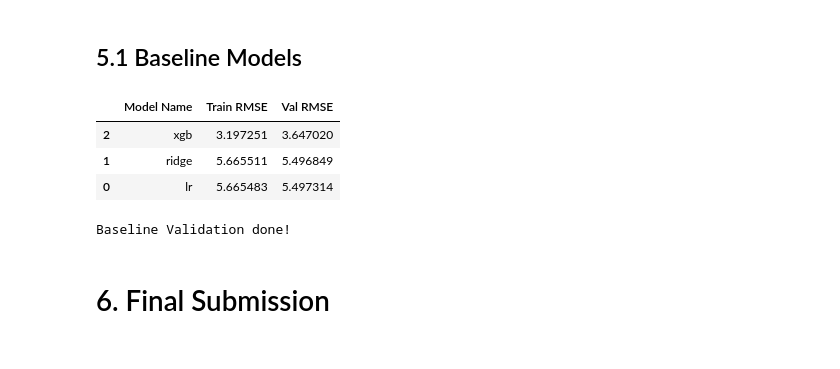
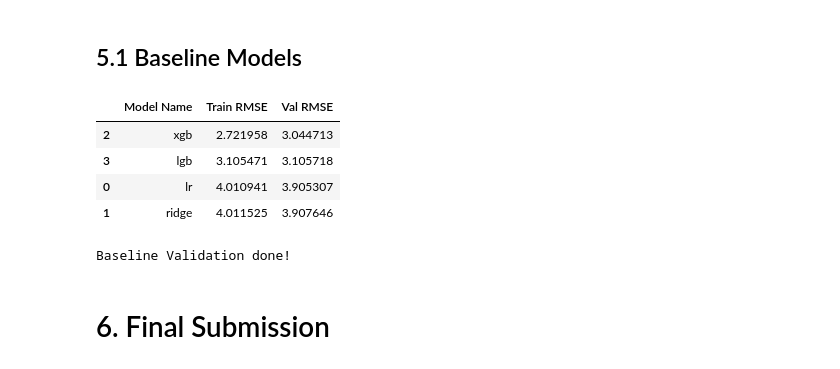
Before and after one commit to niveditha-vudayagiri/ny-taxifare-prediction, a Jupyter notebook: ny-taxi-pred-eda-submission.ipynb, the cells around one changed output. Saved outputs shown, nothing was run; the diff lists cells and outputs as text; code cells hidden in the pictures.

```diff
--- a/ny-taxi-pred-eda-submission.ipynb
+++ b/ny-taxi-pred-eda-submission.ipynb
@@ -163,0 +244,11 @@ plot_grid(train,fig_size=(20,30), grid_size=(12,3), plot_type='boxplot')
+# %%
+#Let's get the min max of the coordinates from the test set
+
+min_longitude = min(test.pickup_longitude.min(), test.dropoff_longitude.min())
+max_longitude = max(test.pickup_longitude.max(), test.dropoff_longitude.max())
+
+min_latitude = min(test.pickup_latitude.min(), test.dropoff_latitude.min())
+max_latitude = max(test.pickup_latitude.max(), test.dropoff_latitude.max())
+
+print(f"The min,max longitude of NY according to Test Data is: ({min_longitude},{max_longitude})")
+print(f"The min,max latitude of NY according to Test Data is: ({min_latitude},{max_latitude})")
@@ -194,9 +288,7 @@ passenger_count: 3566
 # %%
 # We can drop the above
 
-train.drop(train[(train.pickup_longitude < -80) | (train.pickup_longitude > -50)].index, axis=0, inplace=True)
-train.drop(train[(train.pickup_latitude < 30) | (train.pickup_latitude > 50)].index, axis=0, inplace=True)
-train.drop(train[(train.dropoff_longitude < -80) | (train.dropoff_longitude > -50)].index, axis=0, inplace=True)
-train.drop(train[(train.dropoff_latitude < 30) | (train.dropoff_latitude > 50)].index, axis=0, inplace=True)
-train.drop(train[(train.fare_amount <= 0) | (train.fare_amount > 500)].index, axis=0, inplace=True)
-train.drop(train[(train.passenger_count < 1) | (train.passenger_count > 6)].index, axis=0, inplace=True)
+train.drop(train[(train.pickup_longitude < min_longitude) | (train.pickup_longitude > max_longitude)].index, axis=0, inplace=True)
+train.drop(train[(train.pickup_latitude < min_latitude) | (train.pickup_latitude > max_latitude)].index, axis=0, inplace=True)
+train.drop(train[(train.dropoff_longitude < min_longitude) | (train.dropoff_longitude > max_longitude)].index, axis=0, inplace=True)
+train.drop(train[(train.dropoff_latitude < min_latitude) | (train.dropoff_latitude > max_latitude)].index, axis=0, inplace=True)
@@ -245,6 +368,7 @@ def haversine_np(lon1, lat1, lon2, lat2):
 
     c = 2 * np.arcsin(np.sqrt(a))
     km = 6367 * c
-    return km
+    miles = 0.621371 * km
+    return miles
 
 train['trip_distance'] = haversine_np(train['pickup_longitude'], train['pickup_latitude'], train['dropoff_longitude'], train['dropoff_latitude'])
@@ -421,0 +539,11 @@ seasonal_plot(train, y="fare_amount", period="month", freq="year", ax=axs[1,1])
+# %%
+train.drop(train[(train.abs_diff_longitude> 2)
+                 | (train.abs_diff_latitude > 1.5)
+                 | (train.trip_distance > 500)
+                 | (train.trip_distance < 0.05) # Trips start and end at same location
+                 | (train.jfk_drop_distance >600)
+                 | (train.lga_drop_distance > 800)
+                 | (train.ewr_drop_distance > 600)
+                 | (train.met_drop_distance > 800)
+                 | (train.wtc_drop_distance > 600)
+                ].index, axis=0, inplace=True)
@@ -467,22 +615,24 @@ def rmse(model_name, model):
 # %%
 models = [
     ('lr',LinearRegression()),
     ('ridge', Ridge(random_state=42)),
     ('xgb', XGBRegressor(random_state=42,
-                         n_jobs=-1, objective='reg:squarederror'))
+                         n_jobs=-1, objective='reg:squarederror')),
+    ('lgb',LGBMRegressor(random_state = 42))
 ]
 
 for (label, model) in models:
     rmse(label, model)
 
 display(baseline_scores.sort_values(by='Val RMSE').style.background_gradient(cmap='summer_r'))
 
 print("Baseline Validation done!")
 # %% [output]
 |  | Model Name | Train RMSE | Val RMSE |
-| 2 | xgb | 3.197251 | 3.647020 |
-| 1 | ridge | 5.665511 | 5.496849 |
-| 0 | lr | 5.665483 | 5.497314 |
+| 2 | xgb | 2.721958 | 3.044713 |
+| 3 | lgb | 3.105471 | 3.105718 |
+| 0 | lr | 4.010941 | 3.905307 |
+| 1 | ridge | 4.011525 | 3.907646 |
 Baseline Validation done!
 # %% [markdown]
 # 6. Final Submission
```
Also changed, not shown: parts of 64 cells of this notebook.
